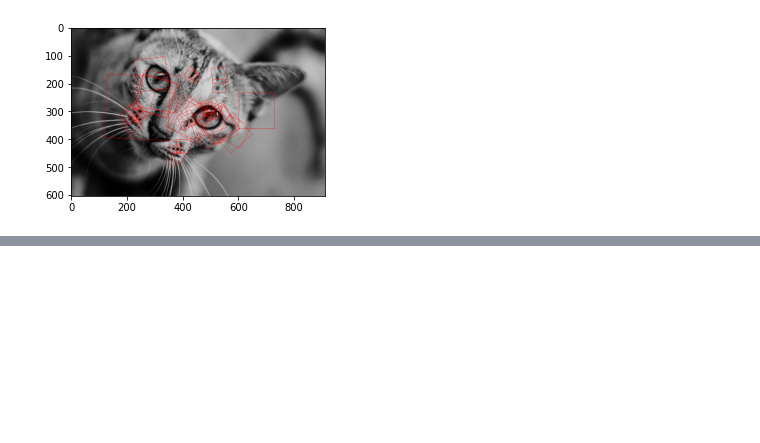
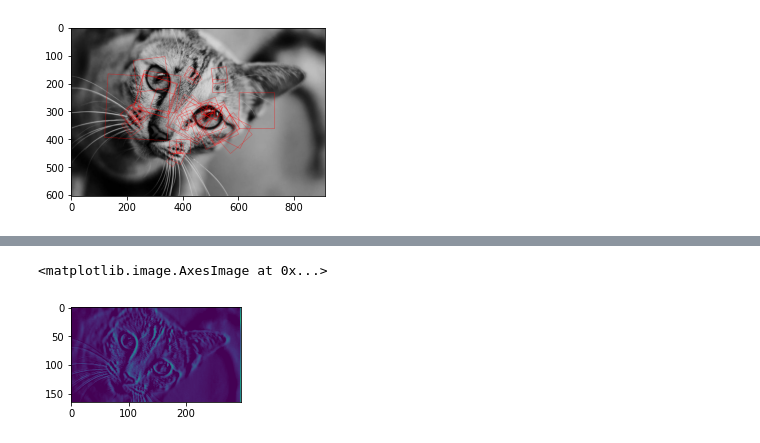
Before and after one commit to EAsencios/DEEP-LEARING, a Jupyter notebook: fi_imagen_data.ipynb, the cells around one changed output, grey strips where cells are left out. Drawn from its saved outputs; the diff is of its cells as text; code cells hidden in the pictures; blank space fills up the shorter version.

```diff
--- a/fi_imagen_data.ipynb
+++ b/fi_imagen_data.ipynb
@@ -226,3 +229,21 @@ from keras.utils.vis_utils import model_to_dot
 SVG(model_to_dot(model, show_shapes=True, show_layer_names=True, rankdir='TB').create(prog='dot', format='svg'))
 # %% [output]
 [drawing not drawn]
+# %%
+from tensorflow import keras
+first_conv_layer = keras.Model(inputs=model.input, outputs=model.get_layer('conv2d').output)
+second_conv_layer = keras.Model(inputs=model.input, outputs=model.get_layer('max_pooling2d').output)
+# %%
+catr = cat.reshape(1, 168, 300,3)
+
+# extract features
+first_conv_features = first_conv_layer([catr])[0]
+second_conv_features = second_conv_layer([catr])[0][0]
+
+# view feature representations
+fig = plt.figure(figsize=(14,4))
+ax1 = fig.add_subplot(2,4, 1)
+ax1.imshow(first_conv_features[:,:,0])
+# %% [output]
+<matplotlib.image.AxesImage at 0x...>
+[figure, added]
```
Also changed, not shown: parts of 4 cells of this notebook.
